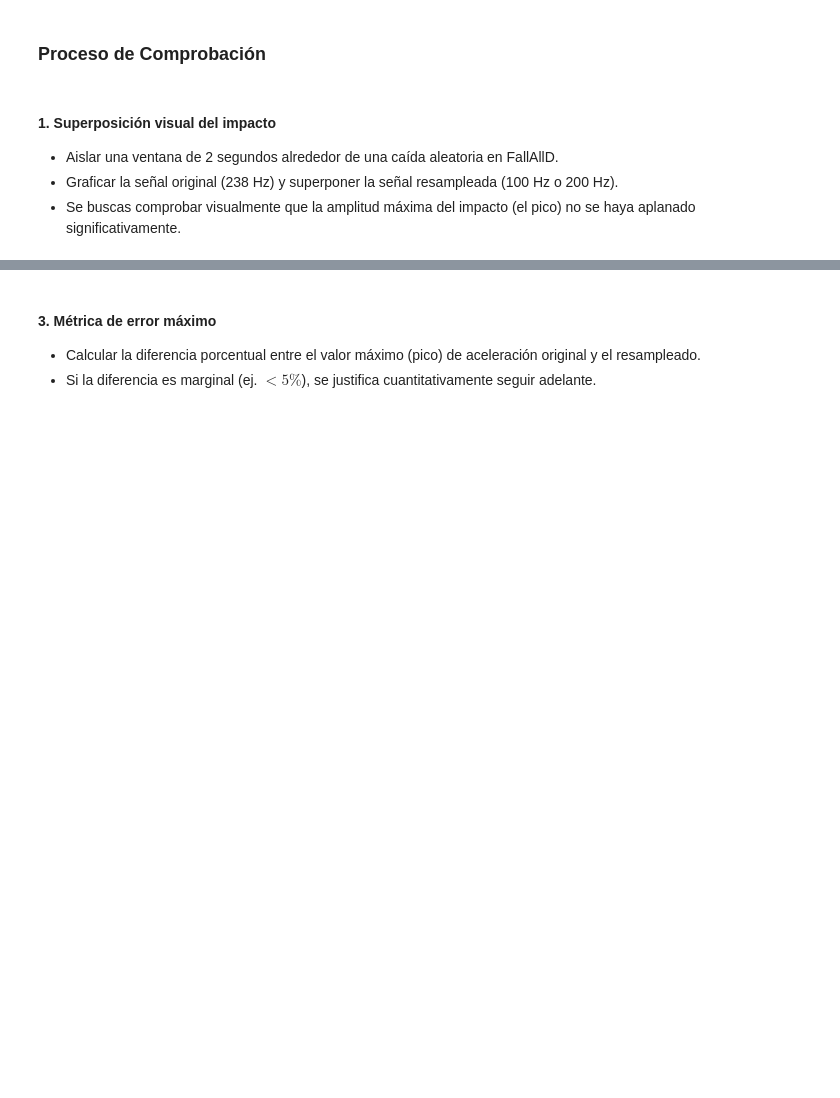
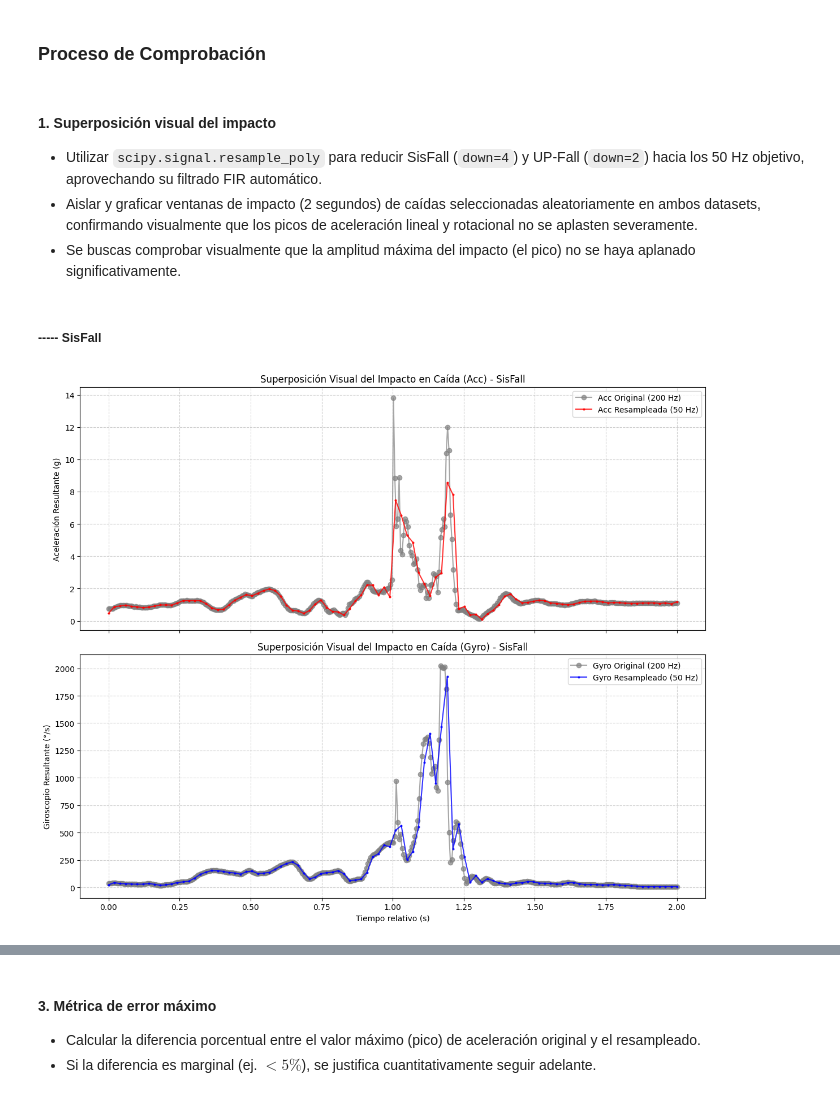
Before and after one commit to marianoInsa/dimiasa-models, a Jupyter notebook: notebooks/02-E01-SisFall-UPFall-Resampling.ipynb, the cells around one changed output, grey strips where cells are left out. Saved outputs shown, nothing was run; the diff lists cells and outputs as text; code cells hidden in the pictures; blank space fills up the shorter version.

```diff
--- a/notebooks/02-E01-SisFall-UPFall-Resampling.ipynb
+++ b/notebooks/02-E01-SisFall-UPFall-Resampling.ipynb
@@ -88,6 +113,75 @@ A pesar del volumen de datos sintéticos generados, el uso de remuestreo polinó
 ### **Proceso de Comprobación**
 # %% [markdown]
 #### 1. Superposición visual del impacto
-* Aislar una ventana de 2 segundos alrededor de una caída aleatoria en FallAllD.
-* Graficar la señal original (238 Hz) y superponer la señal resampleada (100 Hz o 200 Hz).
+* Utilizar `scipy.signal.resample_poly` para reducir SisFall (`down=4`) y UP-Fall (`down=2`) hacia los 50 Hz objetivo, aprovechando su filtrado FIR automático.
+* Aislar y graficar ventanas de impacto (2 segundos) de caídas seleccionadas aleatoriamente en ambos datasets, confirmando visualmente que los picos de aceleración lineal y rotacional no se aplasten severamente.
 * Se buscas comprobar visualmente que la amplitud máxima del impacto (el pico) no se haya aplanado significativamente.
+# %% [markdown]
+##### ----- SisFall
+# %%
+import matplotlib.pyplot as plt
+from scipy.signal import resample_poly, welch
+
+# 1. Obtener una caída de ejemplo
+sf_falls = df_sisfall[df_sisfall['Activity_Label'] == 'Fall']
+
+# Seleccionamos el primer trial que encuentre
+sf_ejemplo = sf_falls[['Subject', 'Activity_Code', 'Trial']].drop_duplicates().iloc[0]
+sf_trial_data = sf_falls[(sf_falls['Subject'] == sf_ejemplo['Subject']) &
+                   (sf_falls['Activity_Code'] == sf_ejemplo['Activity_Code']) &
+                   (sf_falls['Trial'] == sf_ejemplo['Trial'])].copy()
+
+# Calculamos la aceleración resultante (AVM)
+sf_trial_data['A_res'] = np.sqrt(sf_trial_data['Ax']**2 + sf_trial_data['Ay']**2 + sf_trial_data['Az']**2)
+
+# Calculamos el giroscopio resultante (GVM)
+sf_trial_data['G_res'] = np.sqrt(sf_trial_data['Gx']**2 + sf_trial_data['Gy']**2 + sf_trial_data['Gz']**2)
+
+# 2. Aislar ventana de 2 segundos alrededor del impacto (pico)
+sf_fs_orig = 200
+sf_fs_new = 50
+
+# Encontramos el índice donde ocurre el pico máximo (impacto)
+sf_peak_idx = sf_trial_data['A_res'].argmax()
+
+# Tomamos 1 segundo antes y 1 segundo después (200 muestras hacia cada lado)
+sf_start_idx = max(0, sf_peak_idx - sf_fs_orig)
+sf_end_idx = min(len(sf_trial_data), sf_peak_idx + sf_fs_orig)
+
+# Extraemos las señales de la ventana temporal
+sf_window_acc = sf_trial_data['A_res'].iloc[sf_start_idx:sf_end_idx].values
+sf_window_gyro = sf_trial_data['G_res'].iloc[sf_start_idx:sf_end_idx].values
+sf_t_orig = np.linspace(0, len(sf_window_acc) / sf_fs_orig, len(sf_window_acc))
+
+# Graficar la señal original
+
+# 3. Resamplear a 50 Hz
+# Factor de resampleo: down = 4 (200 Hz / 4 = 50 Hz)
+sf_window_acc_resampled = resample_poly(sf_window_acc, up=1, down=4)
+sf_window_gyro_resampled = resample_poly(sf_window_gyro, up=1, down=4)
+sf_t_resampled = np.linspace(0, len(sf_window_acc) / sf_fs_orig, len(sf_window_acc_resampled))
+
+# 4. Graficar la superposición (Dos subplots)
+fig, (ax1, ax2) = plt.subplots(2, 1, figsize=(12, 10), sharex=True)
+
+# Gráfico 1: Acelerómetro
+ax1.plot(sf_t_orig, sf_window_acc, label='Acc Original (200 Hz)', color='gray', alpha=0.7, marker='o')
+ax1.plot(sf_t_resampled, sf_window_acc_resampled, label='Acc Resampleada (50 Hz)', color='red', marker='.', markersize=4, alpha=0.8)
+ax1.set_title('Superposición Visual del Impacto en Caída (Acc) - SisFall')
+ax1.set_ylabel('Aceleración Resultante (g)')
+ax1.legend()
+ax1.grid(True, linestyle='--', alpha=0.6)
+
+# Gráfico 2: Giroscopio
+ax2.plot(sf_t_orig, sf_window_gyro, label='Gyro Original (200 Hz)', color='gray', alpha=0.7, marker='o')
+ax2.plot(sf_t_resampled, sf_window_gyro_resampled, label='Gyro Resampleado (50 Hz)', color='blue', marker='.', markersize=4, alpha=0.8)
+ax2.set_title('Superposición Visual del Impacto en Caída (Gyro) - SisFall')
+ax2.set_xlabel('Tiempo relativo (s)')
+ax2.set_ylabel('Giroscopio Resultante (°/s)')
+ax2.legend()
+ax2.grid(True, linestyle='--', alpha=0.6)
+
+plt.tight_layout()
+plt.show()
+# %% [output]
+[figure, added]
```
Also changed, not shown: parts of 34 cells of this notebook.
